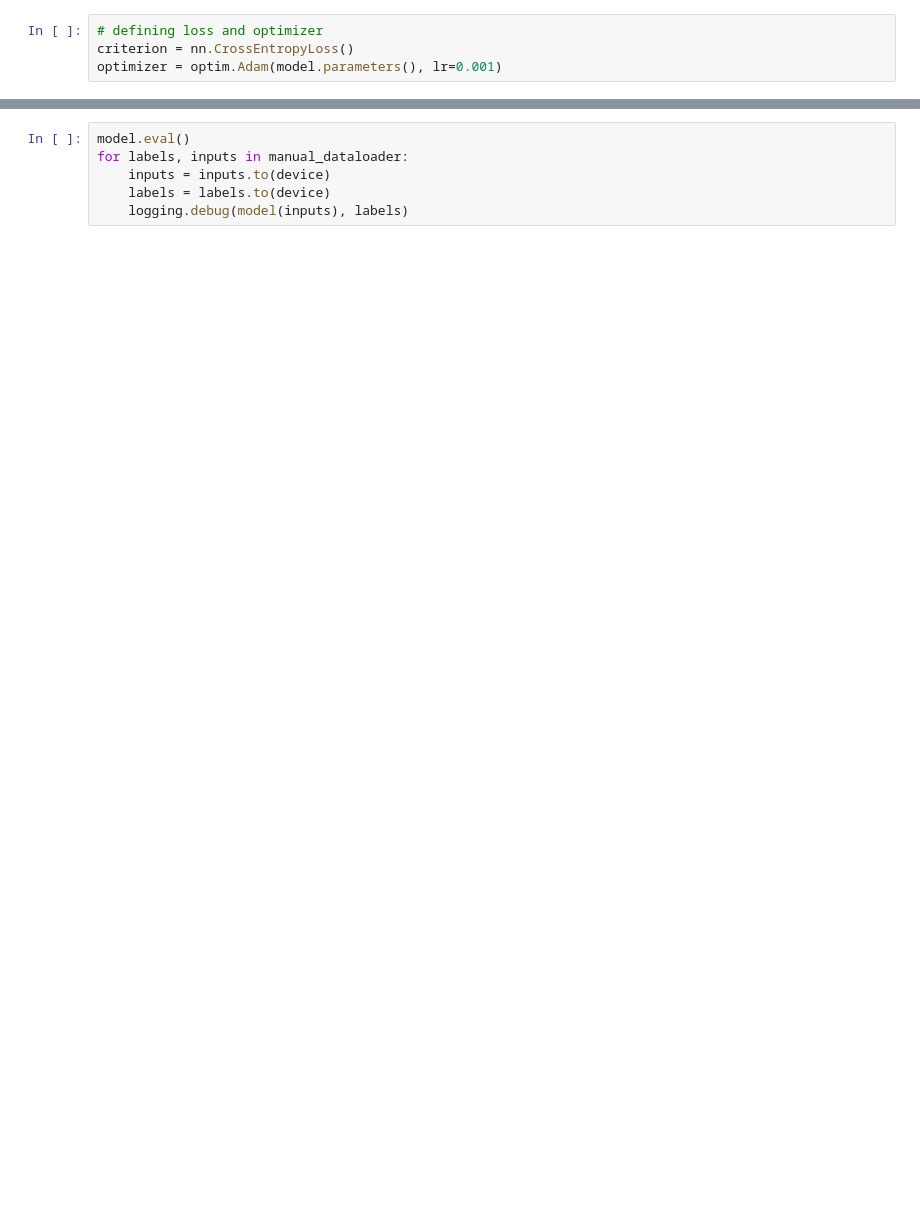
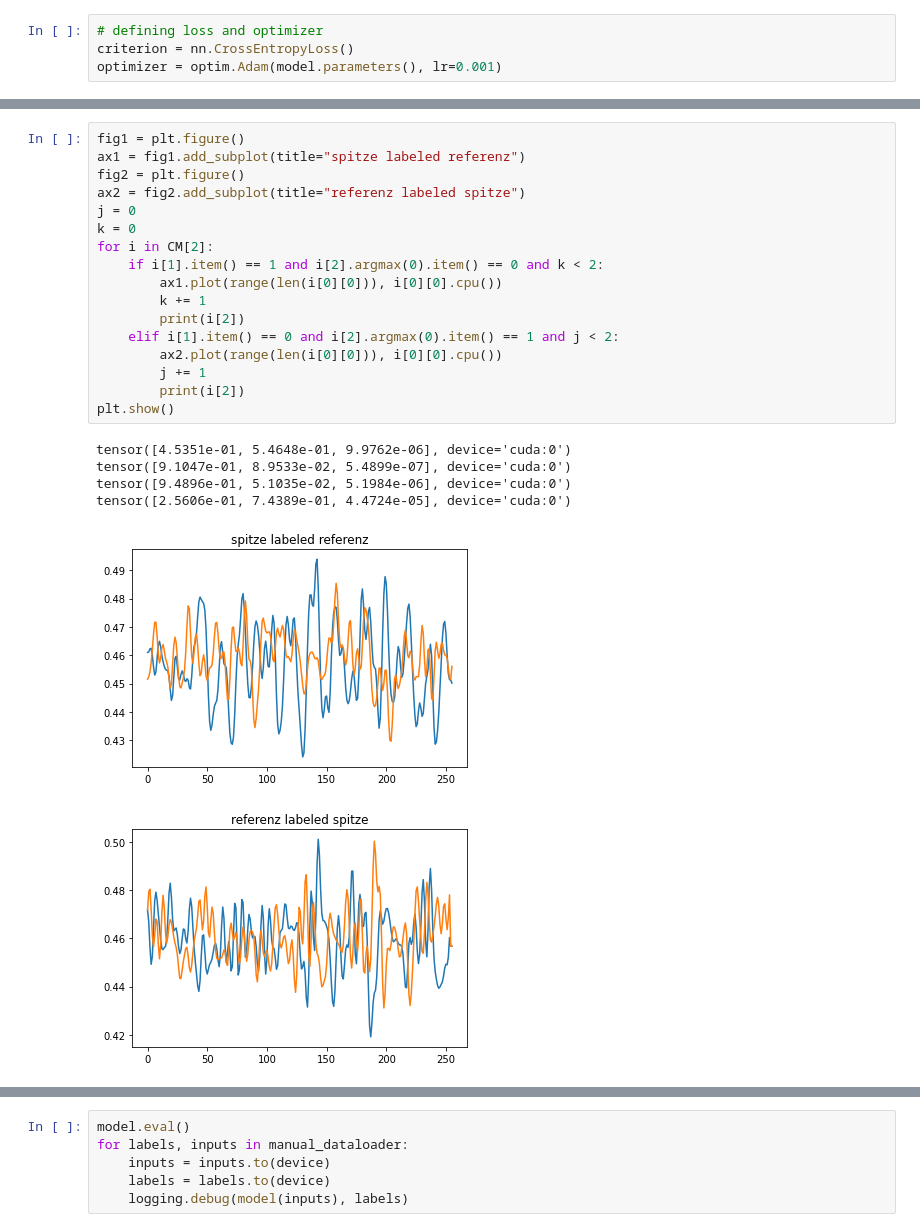
Before and after one commit to intlKtnx/entladung, a Jupyter notebook: entladung_notebook.ipynb, the cells around one changed output, grey strips where cells are left out. Saved outputs shown, nothing was run; the diff lists cells and outputs as text; blank space fills up the shorter version.

```diff
--- a/entladung_notebook.ipynb
+++ b/entladung_notebook.ipynb
@@ -209,0 +297,24 @@ Finished Training
+# %%
+fig1 = plt.figure()
+ax1 = fig1.add_subplot(title="spitze labeled referenz")
+fig2 = plt.figure()
+ax2 = fig2.add_subplot(title="referenz labeled spitze")
+j = 0
+k = 0
+for i in CM[2]:
+    if i[1].item() == 1 and i[2].argmax(0).item() == 0 and k < 2:
+        ax1.plot(range(len(i[0][0])), i[0][0].cpu())
+        k += 1
+        print(i[2])
+    elif i[1].item() == 0 and i[2].argmax(0).item() == 1 and j < 2:
+        ax2.plot(range(len(i[0][0])), i[0][0].cpu())
+        j += 1
+        print(i[2])
+plt.show()
+# %% [output]
+tensor([4.5351e-01, 5.4648e-01, 9.9762e-06], device='cuda:0')
+tensor([9.1047e-01, 8.9533e-02, 5.4899e-07], device='cuda:0')
+tensor([9.4896e-01, 5.1035e-02, 5.1984e-06], device='cuda:0')
+tensor([2.5606e-01, 7.4389e-01, 4.4724e-05], device='cuda:0')
+[figure, added]
+[figure, added]
```
Also changed, not shown: parts of 16 cells of this notebook, 2 other files.
